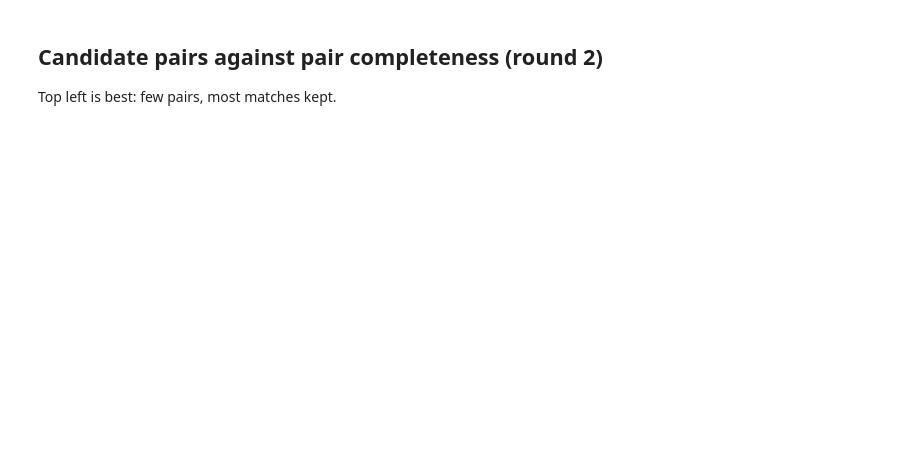
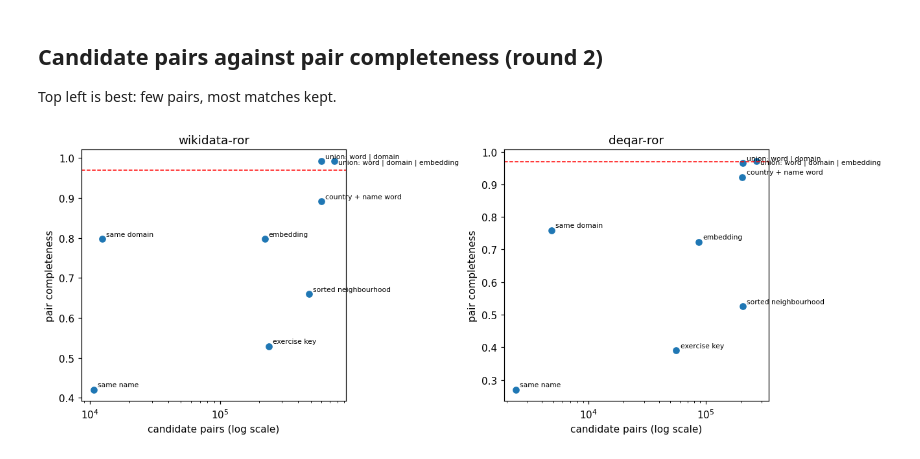
Before and after one commit to BlackSamuron0305/Web-Data-Integration-Project-HWS2026, a Jupyter notebook: scripts/identity_resolution/02_blocking/plots.ipynb, the cells around one changed output. Saved outputs shown, nothing was run; the diff lists cells and outputs as text; code cells hidden in the pictures; blank space fills up the shorter version.

```diff
--- a/scripts/identity_resolution/02_blocking/plots.ipynb
+++ b/scripts/identity_resolution/02_blocking/plots.ipynb
@@ -34,16 +45,30 @@ for rnd in sorted(blocking["round"].unique()):
 
 Top left is best: few pairs, most matches kept.
 # %%
+SHORT = {
+    "standard: exercise key (2 letters x 3 words)": "exercise key",
+    "standard: normalised name": "same name",
+    "sorted neighbourhood: name, window 20": "sorted neighbourhood",
+    "token: country + name word": "country + name word",
+    "token: same web domain": "same domain",
+    "embedding: name, top 10": "embedding",
+    "union: country + name word | same domain": "union: word | domain",
+    "union: country + name word | same domain | embedding": "union: word | domain | embedding",
+}
+
 fig, axes = plt.subplots(1, 2, figsize=(12, 4.5))
 for ax, pair in zip(axes, PAIRS):
     part = blocking[(blocking["round"] == 2) & (blocking["pair"] == pair)]
     ax.scatter(part["candidates"], part["pair_completeness"])
     for _, r in part.iterrows():
-        ax.annotate(r["blocker"].split(":")[0] + ":" + r["blocker"].split(":")[1][:22],
-                    (r["candidates"], r["pair_completeness"]), fontsize=7)
+        ax.annotate(SHORT.get(r["blocker"], r["blocker"]), (r["candidates"], r["pair_completeness"]),
+                    fontsize=7, xytext=(4, -3 if "embedding" in r["blocker"] and "union" in r["blocker"] else 3),
+                    textcoords="offset points")
     ax.axhline(0.97, color="red", linestyle="--", linewidth=1)
     ax.set_xscale("log")
     ax.set_xlabel("candidate pairs (log scale)")
     ax.set_ylabel("pair completeness")
     ax.set_title(pair)
 plt.tight_layout()
+# %% [output]
+[figure, added]
```
Also changed, not shown: parts of 2 cells of this notebook, 18 other files.
